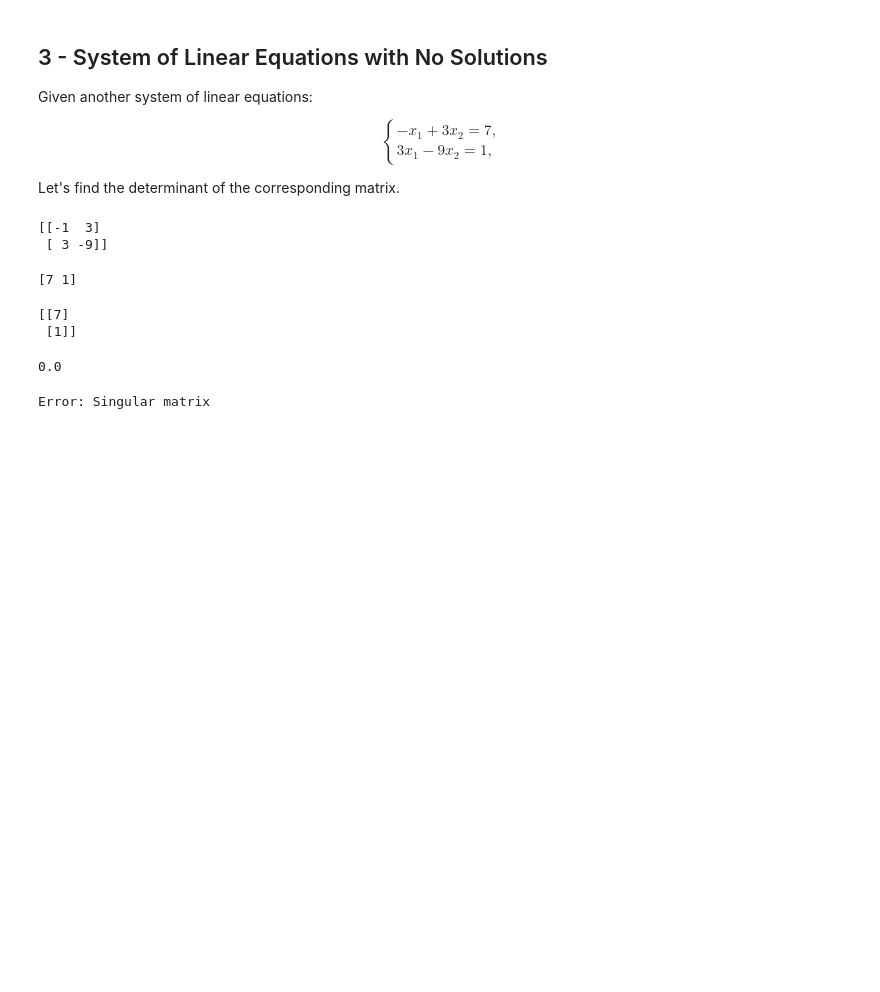
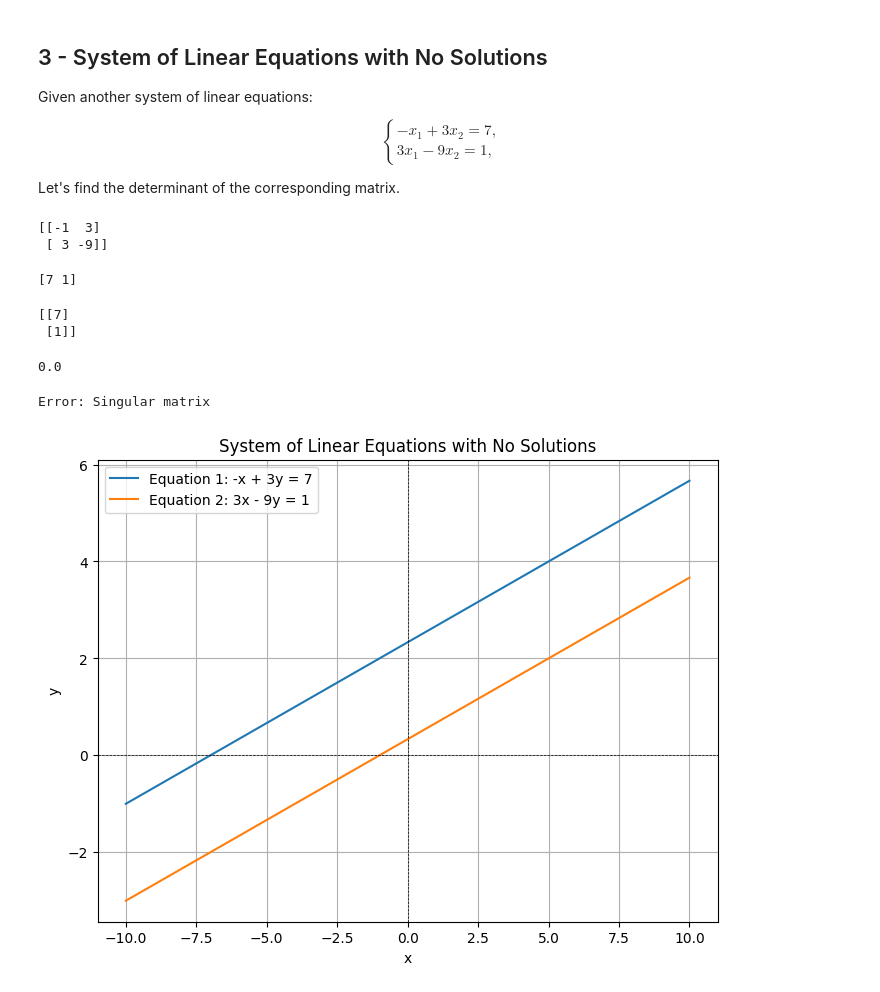
Before and after one commit to shuvokhan3/mathematics-for-machine-learning-and-data-science, a Jupyter notebook: C1_W1_Lab_2_linear_systems_as_matrices/System of Linear Equations with No Solutions.ipynb, the cells around one changed output. Saved outputs shown, nothing was run; the diff lists cells and outputs as text; code cells hidden in the pictures; blank space fills up the shorter version.

Commit message:
using plt to show this system

```diff
--- a/C1_W1_Lab_2_linear_systems_as_matrices/System of Linear Equations with No Solutions.ipynb
+++ b/C1_W1_Lab_2_linear_systems_as_matrices/System of Linear Equations with No Solutions.ipynb
@@ -50,3 +51,22 @@ except np.linalg.LinAlgError as e:
     print("Error:", e)
 # %% [output]
 Error: Singular matrix
+# %%
+#plot the system of equations
+
+plt.figure(figsize=(8, 6))
+x = np.linspace(-10, 10, 400)
+y1 = (1/3)*x + 7/3
+y2 = (1/3)*x + 1/3
+plt.plot(x, y1, label='Equation 1: -x + 3y = 7')
+plt.plot(x, y2, label='Equation 2: 3x - 9y = 1')
+plt.xlabel('x')
+plt.ylabel('y')
+plt.title('System of Linear Equations with No Solutions')
+plt.axhline(0, color='black', lw=0.5, ls='--')
+plt.axvline(0, color='black', lw=0.5, ls='--')
+plt.grid()
+plt.legend()
+plt.show()
+# %% [output]
+[figure, added]
```
Also changed, not shown: parts of 1 cell of this notebook.
